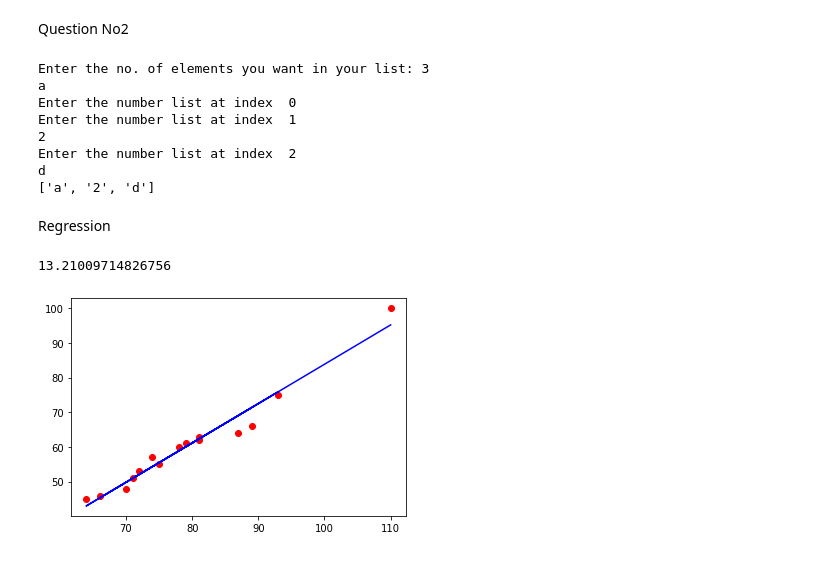
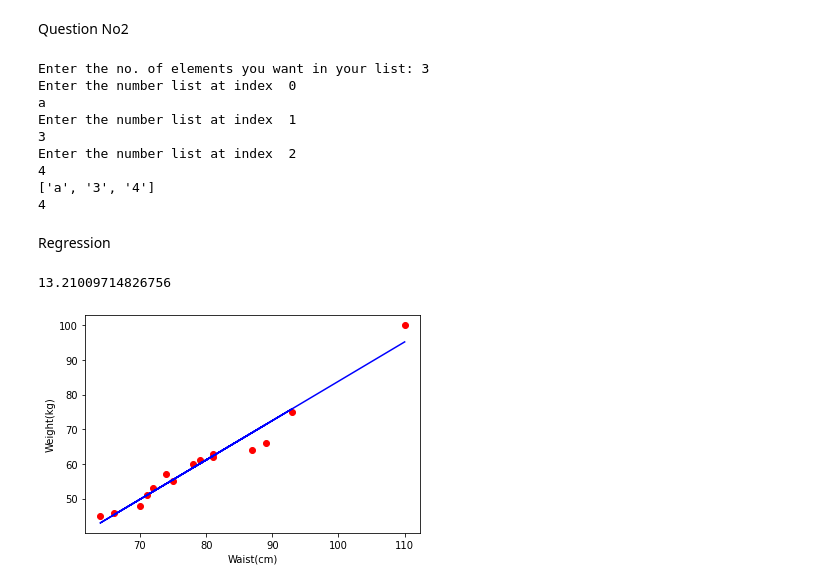
Before and after one commit to whythoSanskar/mlprojects, a Jupyter notebook: Internship.ipynb, the cells around one changed output. Saved outputs shown, nothing was run; the diff lists cells and outputs as text; code cells hidden in the pictures.

```diff
--- a/Internship.ipynb
+++ b/Internship.ipynb
@@ -255,37 +255,40 @@ for i in range(0, j1):
   item = (input())
   b.append(item)
 print(b)
+print(b[-1])
 # %% [output]
 Enter the no. of elements you want in your list: 3
+Enter the number list at index  0
 a
-Enter the number list at index  0
 Enter the number list at index  1
-2
+3
 Enter the number list at index  2
-d
-['a', '2', 'd']
+4
+['a', '3', '4']
+4
 # %% [markdown]
 Regression
 # %%
 import pandas as pd
 import numpy as np
 import matplotlib.pyplot as plt
 
 import numpy as np
 from sklearn.linear_model import LinearRegression
 df2 = pd.read_csv(r"/content/Linear Regression Height and Weight.csv")
 df2
 
 x3 = np.array(df2['Waist_cm']).reshape(-1,1)
 y3=np.array(df2['Weiht_kg'])
 regressor = LinearRegression()
 regressor.fit(x3, y3)
 y_pred1 = regressor.predict(x3)
 plt.scatter(x3,y3, color="red")
 plt.plot(x3, regressor.predict(x3), color="blue")
-
+plt.xlabel("Waist(cm)")
+plt.ylabel("Weight(kg)")
 f1 = np.std(df2['Weiht_kg'])
 print(f1)
 # %% [output]
 13.21009714826756
-[figure, old version]
+[figure, new version]
```
Also changed, not shown: parts of 4 cells of this notebook.
